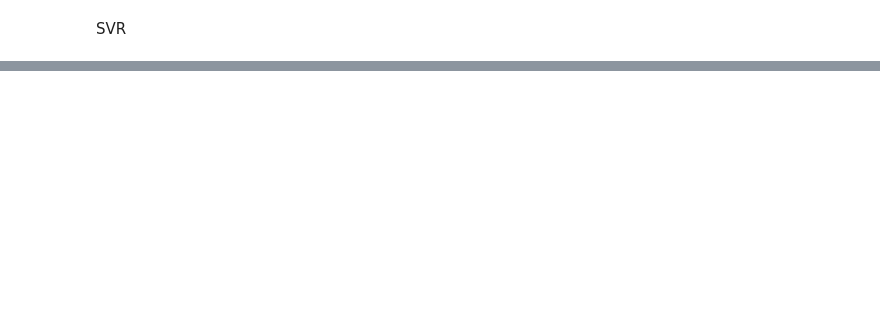
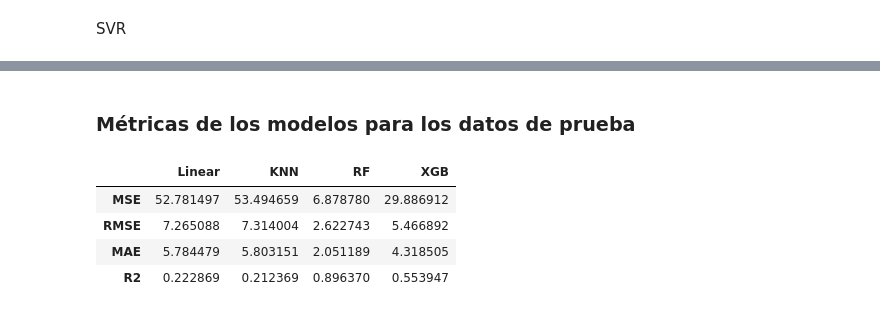
Before and after one commit to emilsebover/Proyecto_Coder, a Jupyter notebook: Proyecto_Final_BOVER.ipynb, the cells around one changed output, grey strips where cells are left out. Cells and saved outputs as stored; diff of their text form; code cells hidden in the pictures; blank space fills up the shorter version.

```diff
--- a/Proyecto_Final_BOVER.ipynb
+++ b/Proyecto_Final_BOVER.ipynb
@@ -496,8 +492,5 @@ data
 data = encoder.fit_transform(dfm['zona prod'].values.reshape(-1, 1)).toarray()
 data
 encoder.categories_
-dfm = pd.concat([
-    dfm.drop('zona prod', axis = 1),
-    pd.DataFrame(data, columns = encoder.categories_[0])
-], axis = 1)
+dfm = pd.concat([dfm.drop('zona prod', axis = 1), pd.DataFrame(data, columns=encoder.categories_[0], index=dfm.index)], axis='columns')
 # %% [output]
@@ -509,8 +502,5 @@ data
 data = encoder.fit_transform(dfm['Ventilación forzada'].values.reshape(-1, 1)).toarray()
 data
 encoder.categories_
-dfm = pd.concat([
-    dfm.drop('Ventilación forzada', axis = 1),
-    pd.DataFrame(data, columns = encoder.categories_[0])
-], axis = 1)
+dfm = pd.concat([dfm.drop('Ventilación forzada', axis = 1), pd.DataFrame(data, columns=encoder.categories_[0], index=dfm.index)], axis='columns')
 # %% [output]
@@ -539,2 +528,0 @@ time: 16 ms (started: 2023-06-30 14:35:36 -03:00)
-# %%
-dfm=dfm.dropna()
@@ -682,0 +702,12 @@ SVR
+# %%
+#Se convirtió la salida de los modelos en un dataframe:
+
+dfr=pd.DataFrame()
+dfr['Linear']=None
+dfr['KNN']=None
+dfr['RF']=None
+dfr['XGB']=None
+dfr.loc['MSE'] = [lr_test_mse, knr_test_mse, rfr_test_mse,xgb_test_mse]
+dfr.loc['RMSE'] = [lr_test_rmse, knr_test_rmse, rfr_test_rmse,xgb_test_rmse]
+dfr.loc['MAE'] = [lr_test_mae, knr_test_mae, rfr_test_mae,xgb_test_mae]
+dfr.loc['R2'] = [lr_test_r2, knr_test_r2, rfr_test_r2,xgb_test_r2]
@@ -682,0 +716,10 @@ SVR
+# %% [markdown]
+### Métricas de los modelos para los datos de prueba
+# %%
+dfr
+# %% [output]
+|  | Linear | KNN | RF | XGB |
+| MSE | 52.781497 | 53.494659 | 6.878780 | 29.886912 |
+| RMSE | 7.265088 | 7.314004 | 2.622743 | 5.466892 |
+| MAE | 5.784479 | 5.803151 | 2.051189 | 4.318505 |
+| R2 | 0.222869 | 0.212369 | 0.896370 | 0.553947 |
```
Also changed, not shown: parts of 81 cells of this notebook.
